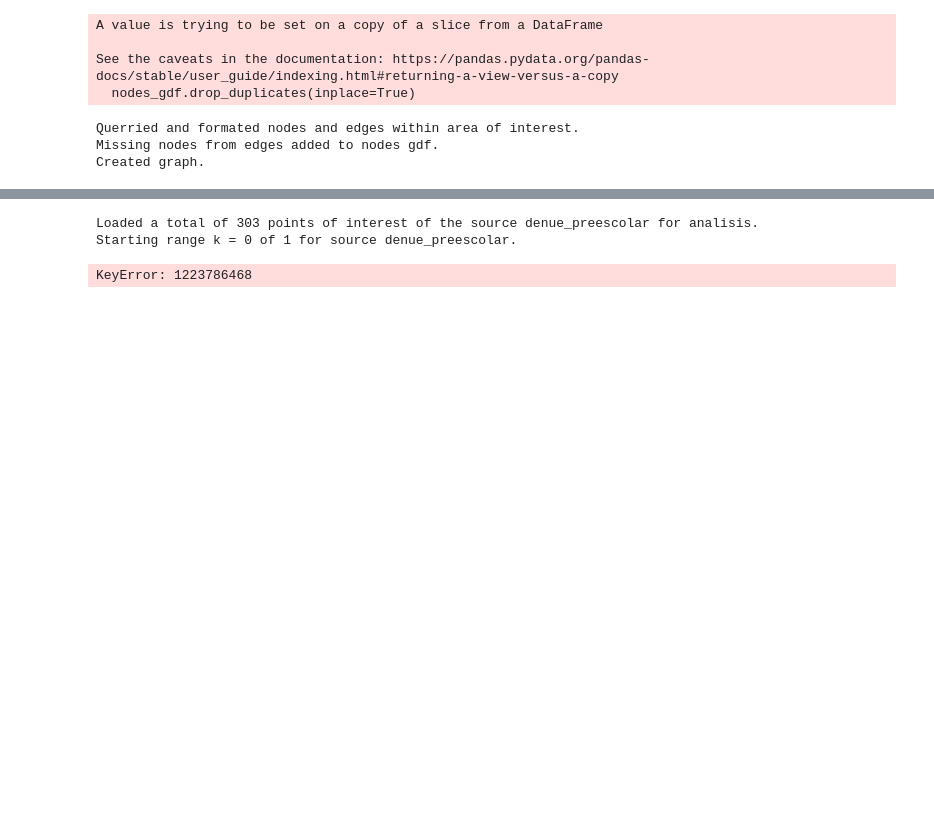
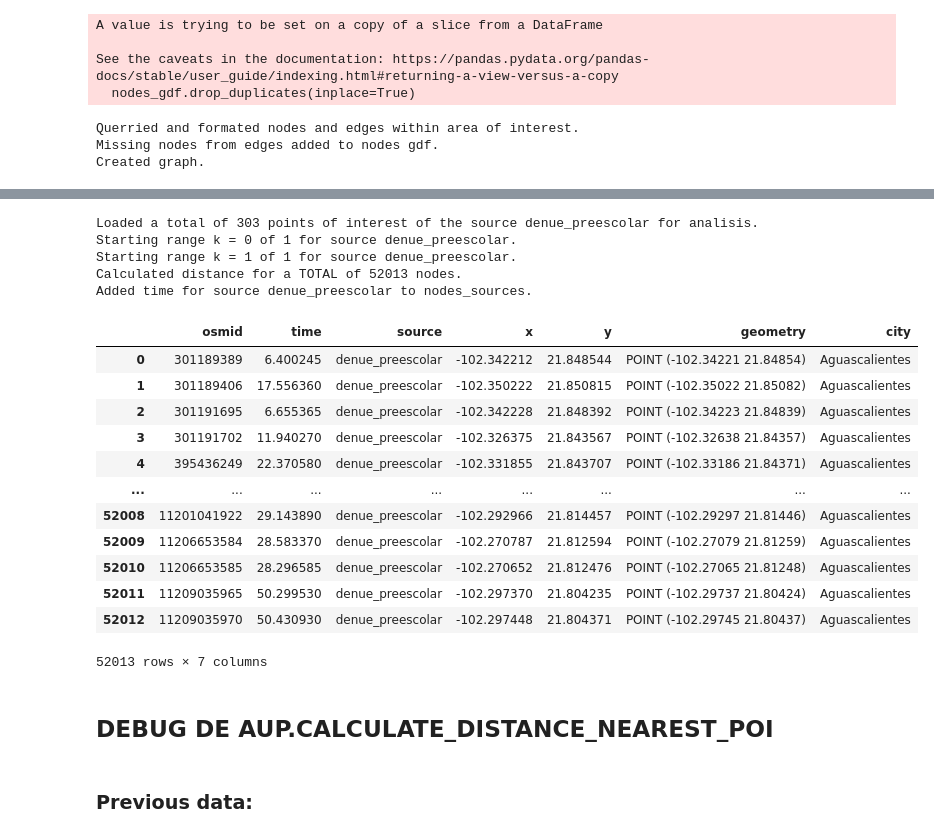
Before and after one commit to Observatorio-Ciudades/accesibilidad-urbana, a Jupyter notebook: notebooks/proximity_analysis_latam/prox_loading_osmnx 3 [Script 02_distance_amenities].ipynb, the cells around one changed output, grey strips where cells are left out. Saved outputs shown, nothing was run; the diff lists cells and outputs as text; code cells hidden in the pictures; blank space fills up the shorter version.

Commit message:
proxcode_fixerror_denue_to_nodes

```diff
--- a/notebooks/proximity_analysis_latam/prox_loading_osmnx 3 [Script 02_distance_amenities].ipynb
+++ b/notebooks/proximity_analysis_latam/prox_loading_osmnx 3 [Script 02_distance_amenities].ipynb
@@ -265,3 +347,7 @@ sources = {
+# %%
+sources = {
+    #Preescolar
+    'denue_preescolar':[611111, 611112]}
 # %%
 # ELEMENTS NEEDED OUTSIDE THE LOOP
 # nodes_analysis is a nodes_gdf out of loop used in aup.calculate_distance_nearest_poi in each loop
@@ -303,7 +389,7 @@ for s in sources:
             print(f"Starting range k = {k} of {int(batch_size)} for source {s}.")
             #---------------------------------------------------------------------------------------------------------------------------------------------
             source_process = source_gdf.iloc[int(200*k):int(200*(1+k))].copy()
-            nodes_distance_prep = aup.calculate_distance_nearest_poi(source_process, nodes_analysis, edges, s, 'osmid', wght='length')
+            nodes_distance_prep = aup.calculate_distance_nearest_poi(source_process, nodes_analysis, edges_gdf, s, 'osmid', wght='length')
 
             #A middle gdf is created whose columns will be the name of the amenity and the batch number it belongs to
             df_int = pd.DataFrame()
@@ -322,6 +408,10 @@ for s in sources:
         #We merge df_min which contains the shortest distance to the POI with nodes_distance which will store all final data
         nodes_distance = nodes_distance.merge(df_min, left_index=True, right_index=True)
 
+        #-------------------------------------------------------------------------------------------------------------------------------------------------
+        print(f"Calculated distance for a TOTAL of {len(nodes_distance)} nodes.")
+        #-------------------------------------------------------------------------------------------------------------------------------------------------
+
     # Else, divide in batches processing (200 if the total number of pois is an exact multiple of 250, 250 otherwise)
     else:
         batch_size = len(source_gdf)/250
@@ -329,8 +419,8 @@ for s in sources:
             #---------------------------------------------------------------------------------------------------------------------------------------------
             print(f"Starting range k = {k} of {int(batch_size)} for source {s}.")
             #---------------------------------------------------------------------------------------------------------------------------------------------
-            source_process = source_gdf.iloc[int(200*k):int(200*(1+k))].copy()
-            nodes_distance_prep = aup.calculate_distance_nearest_poi(source_process, nodes_analysis, edges, s, 'osmid', wght='length')
+            source_process = source_gdf.iloc[int(250*k):int(250*(1+k))].copy()
+            nodes_distance_prep = aup.calculate_distance_nearest_poi(source_process, nodes_analysis, edges_gdf, s, 'osmid', wght='length')
 
             #A middle gdf is created whose columns will be the name of the amenity and the batch number it belongs to
             df_int = pd.DataFrame()
@@ -349,27 +439,31 @@ for s in sources:
         #We merge df_min which contains the shortest distance to the POI with nodes_distance which will store all final data
         nodes_distance = nodes_distance.merge(df_min, left_index=True, right_index=True)
 
-    #-----------------------------------------------------------------------------------------------------------------------------------------------------
-    print(f"Calculated distance for a TOTAL of {len(nodes_distance)} nodes.")
-    #-----------------------------------------------------------------------------------------------------------------------------------------------------
+        #-------------------------------------------------------------------------------------------------------------------------------------------------
+        print(f"Calculated distance for a TOTAL of {len(nodes_distance)} nodes.")
+        #-------------------------------------------------------------------------------------------------------------------------------------------------
 
     # Calculate time (Walking speed = 4km/hr)
     nodes_time = nodes_distance.copy()
-    nodes_time['time'] = (nodes_time['dist_'+s]*60)/4000
+    if len(source_gdf) == 0:
+        nodes_time['time'] = np.nan
+    else:
+        nodes_time['time'] = (nodes_time['dist_'+s]*60)/4000
 
     #Format nodes_distance
     nodes_time['source'] = s
     nodes_time['city'] = city
     nodes_time.reset_index(inplace=True)
     nodes_time = nodes_time.set_crs("EPSG:4326")
+    nodes_time = nodes_time[['osmid','time','source','x','y','geometry','city']]
 
     #If it is the first round nodes_sources is created equal to nodes_distance (all nodes, one source)
     #If it is the second or more, the new nodes_distance is merged.
     #This way we obtain the final gdf of interest that will contain the minimum disstance to each type of amenity by column.
     if i == 0:
-        nodes_sources = nodes_time[['osmid','x','y','geometry','time','source']]
+        nodes_sources = nodes_time.copy()
     else:
-        nodes_sources = nodes_time.merge(nodes_distance[['osmid','time','source']], on='osmid')
+        nodes_sources = pd.concat([nodes_sources,nodes_time])
 
     #-----------------------------------------------------------------------------------------------------------------------------------------------------
     print(f"Added time for source {s} to nodes_sources.")
@@ -379,4 +473,26 @@ for s in sources:
 # %% [output]
 Loaded a total of 303 points of interest of the source denue_preescolar for analisis.
 Starting range k = 0 of 1 for source denue_preescolar.
+Starting range k = 1 of 1 for source denue_preescolar.
+Calculated distance for a TOTAL of 52013 nodes.
+Added time for source denue_preescolar to nodes_sources.
-KeyError: 1223786468
+# %%
+nodes_sources
+# %% [output]
+|  | osmid | time | source | x | y | geometry | city |
+| 0 | 301189389 | 6.400245 | denue_preescolar | -102.342212 | 21.848544 | POINT (-102.34221 21.84854) | Aguascalientes |
+| 1 | 301189406 | 17.556360 | denue_preescolar | -102.350222 | 21.850815 | POINT (-102.35022 21.85082) | Aguascalientes |
+| 2 | 301191695 | 6.655365 | denue_preescolar | -102.342228 | 21.848392 | POINT (-102.34223 21.84839) | Aguascalientes |
+| 3 | 301191702 | 11.940270 | denue_preescolar | -102.326375 | 21.843567 | POINT (-102.32638 21.84357) | Aguascalientes |
+| 4 | 395436249 | 22.370580 | denue_preescolar | -102.331855 | 21.843707 | POINT (-102.33186 21.84371) | Aguascalientes |
+| ... | ... | ... | ... | ... | ... | ... | ... |
+| 52008 | 11201041922 | 29.143890 | denue_preescolar | -102.292966 | 21.814457 | POINT (-102.29297 21.81446) | Aguascalientes |
+| 52009 | 11206653584 | 28.583370 | denue_preescolar | -102.270787 | 21.812594 | POINT (-102.27079 21.81259) | Aguascalientes |
+| 52010 | 11206653585 | 28.296585 | denue_preescolar | -102.270652 | 21.812476 | POINT (-102.27065 21.81248) | Aguascalientes |
+| 52011 | 11209035965 | 50.299530 | denue_preescolar | -102.297370 | 21.804235 | POINT (-102.29737 21.80424) | Aguascalientes |
+| 52012 | 11209035970 | 50.430930 | denue_preescolar | -102.297448 | 21.804371 | POINT (-102.29745 21.80437) | Aguascalientes |
+52013 rows × 7 columns
+# %% [markdown]
+## DEBUG DE AUP.CALCULATE_DISTANCE_NEAREST_POI
+# %% [markdown]
+### Previous data:
```
Also changed, not shown: parts of 33 cells of this notebook, 1 other file.
